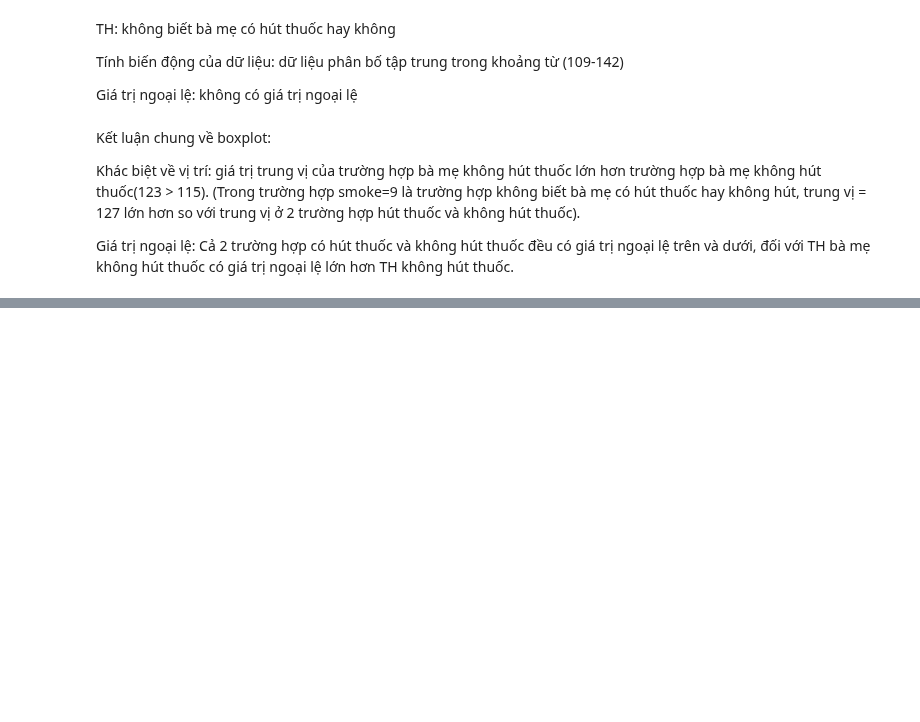
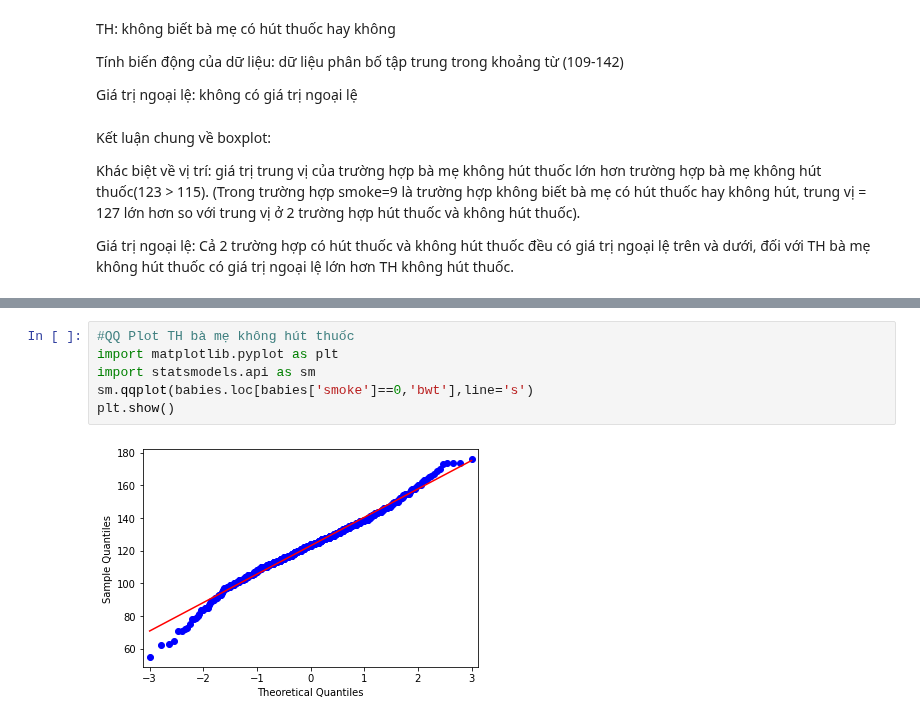
Before and after one commit to trinhvanypro1/-DataAnalystDeepLearning, a Jupyter notebook: Lab5.ipynb, the cells around one changed output, grey strips where cells are left out. Drawn from its saved outputs; the diff is of its cells as text; blank space fills up the shorter version.

```diff
--- a/Lab5.ipynb
+++ b/Lab5.ipynb
@@ -268,0 +279,8 @@ Giá trị ngoại lệ: Cả 2 trường hợp có hút thuốc và không hút
+# %%
+#QQ Plot TH bà mẹ không hút thuốc
+import matplotlib.pyplot as plt
+import statsmodels.api as sm
+sm.qqplot(babies.loc[babies['smoke']==0,'bwt'],line='s')
+plt.show()
+# %% [output]
+[figure, added]
```
Also changed, not shown: parts of 3 cells of this notebook.
